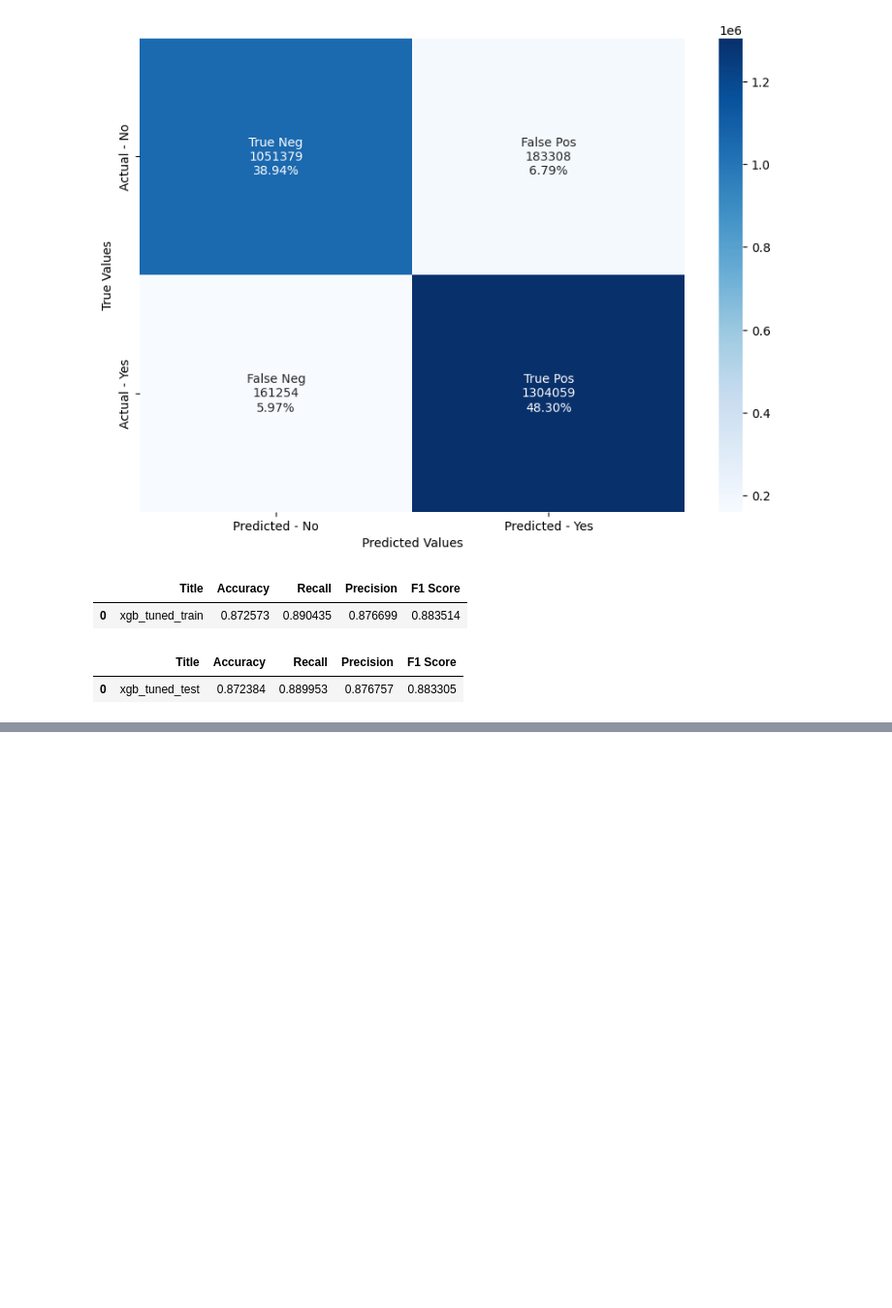
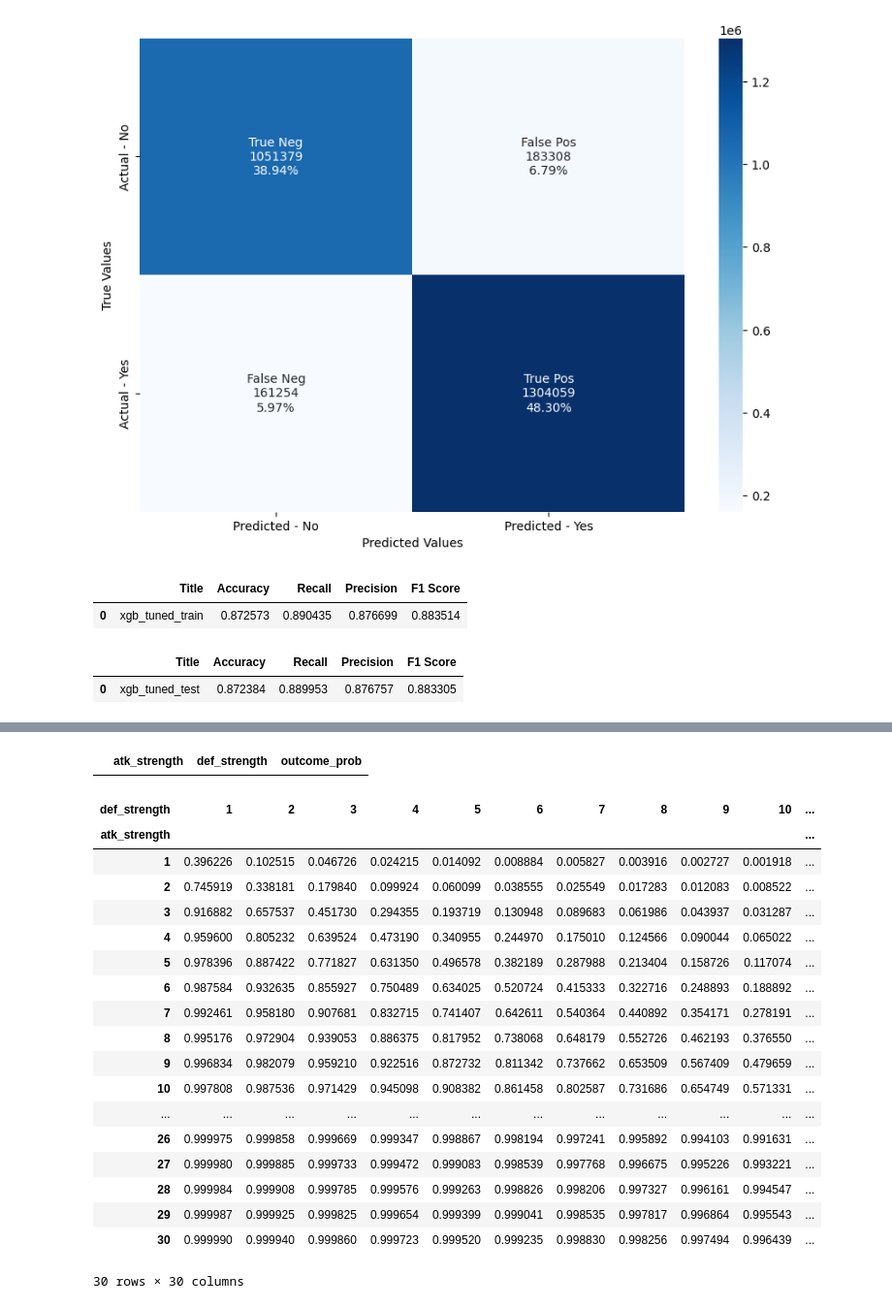
Before and after one commit to eric-riggan/risky_ai, a Jupyter notebook: model/model.ipynb, the cells around one changed output, grey strips where cells are left out. Shown: that part at 97% size. Drawn from its saved outputs; the diff is of its cells as text; code cells hidden in the pictures; blank space fills up the shorter version.

```diff
--- a/model/model.ipynb
+++ b/model/model.ipynb
@@ -497,0 +545,60 @@ array([[0.5019611 , 0.49803886]], dtype=float32)
+# %%
+pred_df = pd.DataFrame(
+    columns=['atk_strength', 'def_strength', 'outcome_prob']
+)
+pred_df
+# %% [output]
+|  | atk_strength | def_strength | outcome_prob |
+# %%
+for atk_str in np.arange(1,31,1):
+    for def_str in np.arange(1,31,1):
+        outcome = xgbclass_tuned.predict_proba(
+            pd.DataFrame(
+                {
+                    'atk_strength': atk_str,
+                    'def_strength': def_str
+                },
+                index=[0]
+            )
+        )
+        pred_df = pd.concat(
+            [
+                pred_df,
+                pd.DataFrame(
+                    {
+                        'atk_strength': atk_str,
+                        'def_strength': def_str,
+                        'outcome_prob': outcome[0][1]
+                    }, index=[0]
+                )
+            ], sort=True
+        )
+
+pred_df = pred_df.sort_values(
+        by=['atk_strength', 'def_strength']
+    ).reset_index(drop=True).pivot(
+        index='atk_strength',
+        columns='def_strength',
+        values='outcome_prob'
+    )
+pred_df
+# %% [output]
+| def_strength | 1 | 2 | 3 | 4 | 5 | 6 | 7 | 8 | 9 | 10 | ... |
+| atk_strength |  |  |  |  |  |  |  |  |  |  | ... |
+| 1 | 0.396226 | 0.102515 | 0.046726 | 0.024215 | 0.014092 | 0.008884 | 0.005827 | 0.003916 | 0.002727 | 0.001918 | ... |
+| 2 | 0.745919 | 0.338181 | 0.179840 | 0.099924 | 0.060099 | 0.038555 | 0.025549 | 0.017283 | 0.012083 | 0.008522 | ... |
+| 3 | 0.916882 | 0.657537 | 0.451730 | 0.294355 | 0.193719 | 0.130948 | 0.089683 | 0.061986 | 0.043937 | 0.031287 | ... |
+| 4 | 0.959600 | 0.805232 | 0.639524 | 0.473190 | 0.340955 | 0.244970 | 0.175010 | 0.124566 | 0.090044 | 0.065022 | ... |
+| 5 | 0.978396 | 0.887422 | 0.771827 | 0.631350 | 0.496578 | 0.382189 | 0.287988 | 0.213404 | 0.158726 | 0.117074 | ... |
+| 6 | 0.987584 | 0.932635 | 0.855927 | 0.750489 | 0.634025 | 0.520724 | 0.415333 | 0.322716 | 0.248893 | 0.188892 | ... |
+| 7 | 0.992461 | 0.958180 | 0.907681 | 0.832715 | 0.741407 | 0.642611 | 0.540364 | 0.440892 | 0.354171 | 0.278191 | ... |
+| 8 | 0.995176 | 0.972904 | 0.939053 | 0.886375 | 0.817952 | 0.738068 | 0.648179 | 0.552726 | 0.462193 | 0.376550 | ... |
+| 9 | 0.996834 | 0.982079 | 0.959210 | 0.922516 | 0.872732 | 0.811342 | 0.737662 | 0.653509 | 0.567409 | 0.479659 | ... |
+| 10 | 0.997808 | 0.987536 | 0.971429 | 0.945098 | 0.908382 | 0.861458 | 0.802587 | 0.731686 | 0.654749 | 0.571331 | ... |
+| ... | ... | ... | ... | ... | ... | ... | ... | ... | ... | ... | ... |
+| 26 | 0.999975 | 0.999858 | 0.999669 | 0.999347 | 0.998867 | 0.998194 | 0.997241 | 0.995892 | 0.994103 | 0.991631 | ... |
+| 27 | 0.999980 | 0.999885 | 0.999733 | 0.999472 | 0.999083 | 0.998539 | 0.997768 | 0.996675 | 0.995226 | 0.993221 | ... |
+| 28 | 0.999984 | 0.999908 | 0.999785 | 0.999576 | 0.999263 | 0.998826 | 0.998206 | 0.997327 | 0.996161 | 0.994547 | ... |
+| 29 | 0.999987 | 0.999925 | 0.999825 | 0.999654 | 0.999399 | 0.999041 | 0.998535 | 0.997817 | 0.996864 | 0.995543 | ... |
+| 30 | 0.999990 | 0.999940 | 0.999860 | 0.999723 | 0.999520 | 0.999235 | 0.998830 | 0.998256 | 0.997494 | 0.996439 | ... |
+30 rows × 30 columns
```
Also changed, not shown: parts of 7 cells of this notebook, 10 other files.
